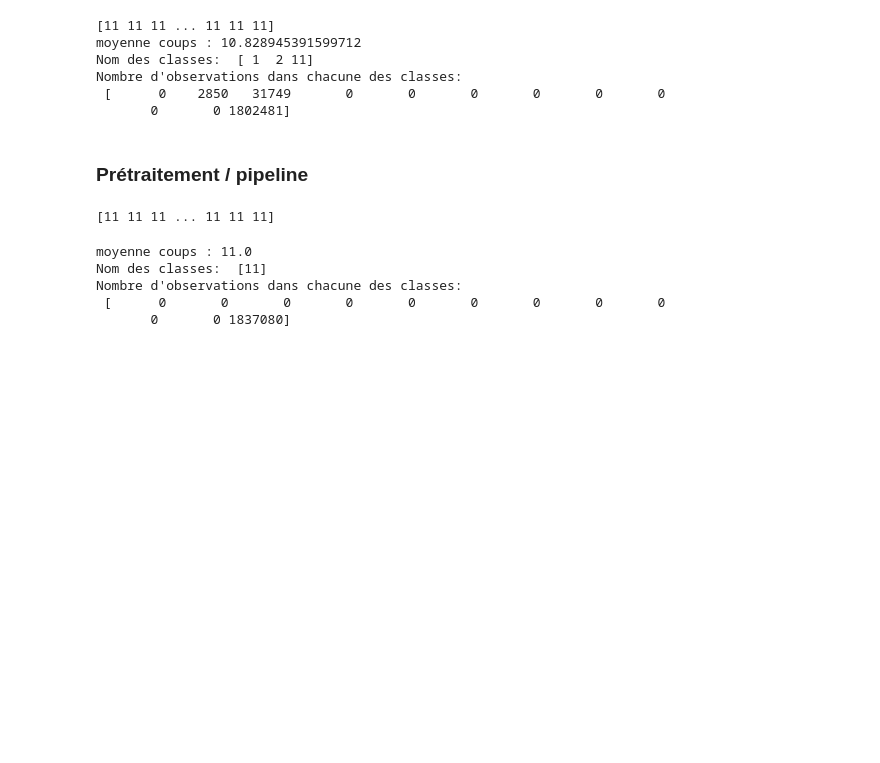
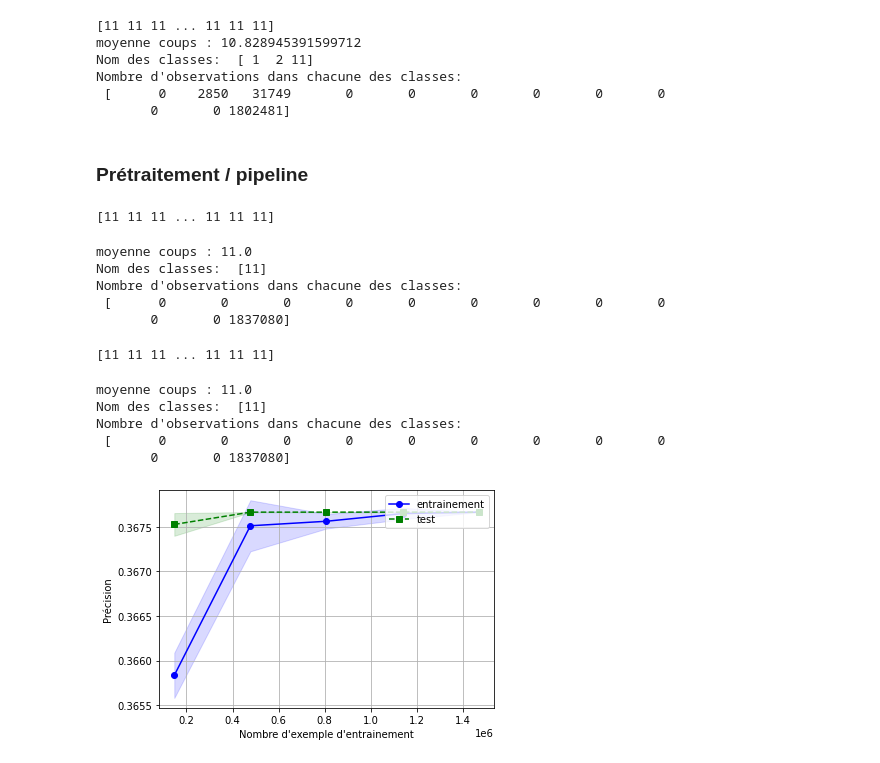
Before and after one commit to mxmboyer/ML-2x2x2_RubiksCube, a Jupyter notebook: projetML.ipynb, the cells around one changed output. Drawn from its saved outputs; the diff is of its cells as text; code cells hidden in the pictures; blank space fills up the shorter version.

```diff
--- a/projetML.ipynb
+++ b/projetML.ipynb
@@ -616,3 +616,45 @@ Nom des classes:  [11]
 Nombre d'observations dans chacune des classes:
  [      0       0       0       0       0       0       0       0       0
        0       0 1837080]
+# %%
+from sklearn.neural_network import MLPClassifier
+
+mlp_coins = MLPClassifier(hidden_layer_sizes=(300,250,200), max_iter=10000)
+mlp_coins.fit(X_complet_coins, y_complet)
+out_coins = mlp_coins.predict(Xtest_coins)
+print(out_coins)
+# %% [output]
+[11 11 11 ... 11 11 11]
+# %%
+print("moyenne coups : " + str(out_coins.mean()))
+print("Nom des classes: ", np.unique(out_coins))
+print("Nombre d'observations dans chacune des classes:\n", np.bincount(out_coins))
+df_test_in = pd.read_csv("test_input.csv")
+df_test_out_neural_coins = pd.DataFrame(list(zip(df_test_in.ID.tolist(), out_coins)), columns=['ID', 'distance'])
+df_test_out_neural_coins.to_csv('test_output_coins_neural_300-250-200.csv', index=False)
+# %% [output]
+moyenne coups : 11.0
+Nom des classes:  [11]
+Nombre d'observations dans chacune des classes:
+ [      0       0       0       0       0       0       0       0       0
+       0       0 1837080]
+# %%
+from sklearn.model_selection import learning_curve
+train_sizes, train_scores, test_scores = learning_curve(mlp_coins, X=X_complet_coins, y=y_complet)
+train_mean = np.mean(train_scores, axis=1)
+train_std = np.std(train_scores, axis=1)
+test_mean = np.mean(test_scores, axis=1)
+test_std = np.std(test_scores, axis=1)
+plt.plot(train_sizes, train_mean, color='blue', marker = 'o', label="entrainement")
+plt.fill_between(train_sizes,train_mean+train_std, train_mean-train_std,alpha=0.15, color="blue")
+
+plt.plot(train_sizes, test_mean, color='green', marker = 's', linestyle='--', label="test")
+plt.fill_between(train_sizes,test_mean+test_std, test_mean-test_std,alpha=0.15,color="green")
+
+plt.grid()
+plt.xlabel("Nombre d'exemple d'entrainement")
+plt.ylabel("Précision")
+plt.legend(loc='upper right')
+plt.show()
+# %% [output]
+[figure, added]
```
Also changed, not shown: 1 other file.
